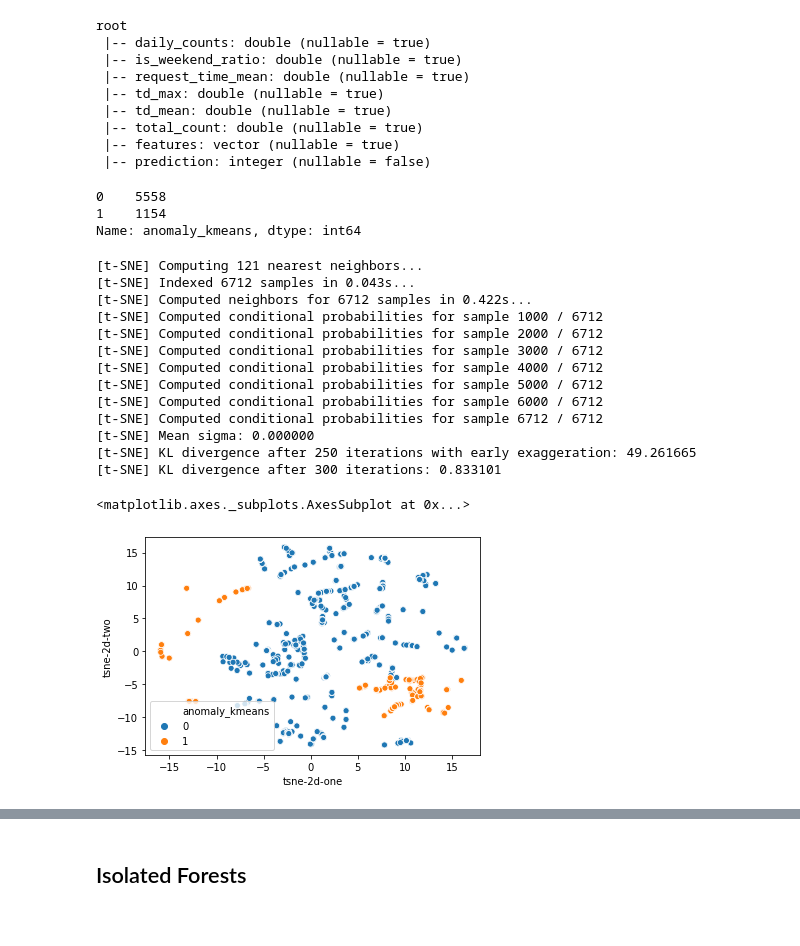
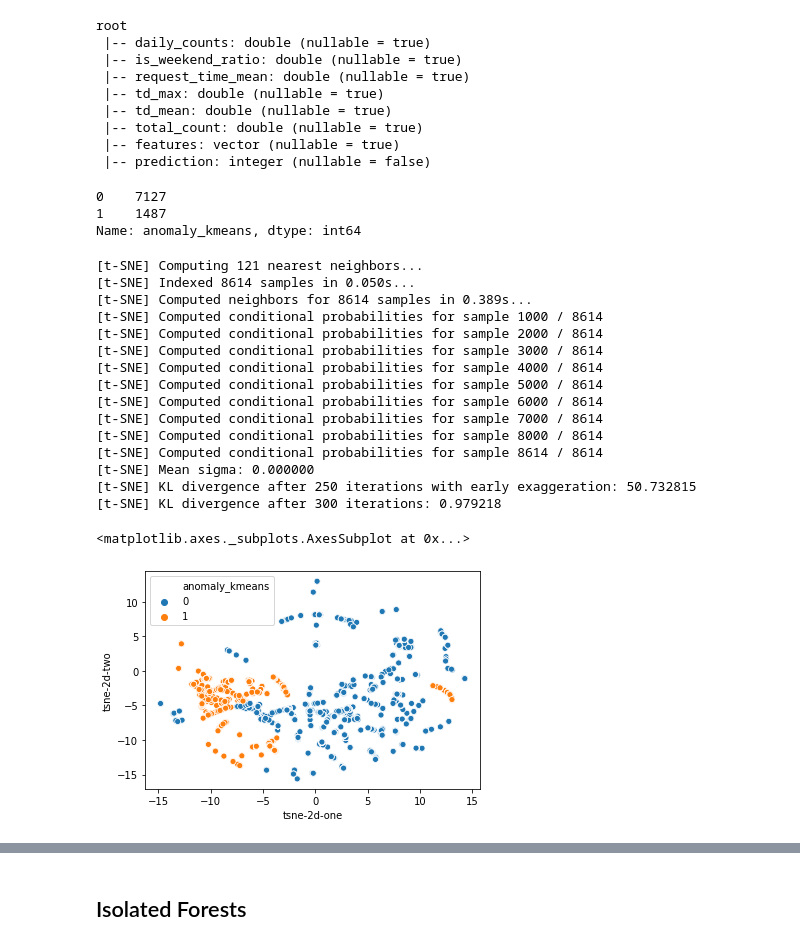
Before and after one commit to mblaster00/Data-Pipeline-For-Anomalies-Detection, a Jupyter notebook: Model_Anomalies_Detection_Based_On_Nginx_AccessLog.ipynb, the cells around one changed output, grey strips where cells are left out. Saved outputs shown, nothing was run; the diff lists cells and outputs as text; code cells hidden in the pictures.

```diff
--- a/Model_Anomalies_Detection_Based_On_Nginx_AccessLog.ipynb
+++ b/Model_Anomalies_Detection_Based_On_Nginx_AccessLog.ipynb
@@ -452,16 +436,14 @@ Index(['remote_addr', 'url', 'total_count', 'request_time_mean',
 # %%
 min_max_scaler = preprocessing.MinMaxScaler()
 # %%
-feature_cols = ['id', 'remote_addr', 'url', 'total_count', 'request_time_mean', 'daily_counts', 'is_weekend_ratio', 'td_mean', 'td_max']
-data_new = final_data[feature_cols[3:]]
+feature_cols = ['remote_addr', 'url', 'total_count', 'request_time_mean', 'daily_counts', 'is_weekend_ratio', 'td_mean', 'td_max']
+data_new = final_data[feature_cols[2:]]
 np_scaled = min_max_scaler.fit_transform(data_new)
-data_new = pd.DataFrame(np_scaled, columns=feature_cols[3:])
+data_new = pd.DataFrame(np_scaled, columns=feature_cols[2:])
 data_new.fillna(0,inplace=True)
 data_new[['remote_addr', 'url']] = final_data[['remote_addr', 'url']]
-data_new['id'] = data_new.index
 data_new.insert(0, 'url', data_new.pop('url'))
 data_new.insert(0, 'remote_addr', data_new.pop('remote_addr'))
-data_new.insert(0, 'id', data_new.pop('id'))
 # %%
 data_new.head()
 # %% [output]
@@ -666,6 +641,7 @@ der_accesslog_es = spark.read.format("es") \
     .option("es.net.http.auth.pass", "0Xc537rcFuen7lpBZqwf" ) \
     .load("der_accesslog")
 # %%
+der_accesslog_es = der_accesslog
 der_accesslog_es.printSchema()
 # %% [output]
 root
@@ -731,9 +697,9 @@ kmeans = KMeans().setK(2).setSeed(1)
 
 pipeline = Pipeline(stages=[assembler, kmeans])
 model = pipeline.fit(der_accesslog_es)
-result = model.transform(der_accesslog_es.select('daily_counts', 'is_weekend_ratio',
+model_kmean = model.transform(der_accesslog_es.select('daily_counts', 'is_weekend_ratio',
                                        'request_time_mean', 'td_max', 'td_mean', 'total_count'))
-result.show(5)
+model_kmean.show(2)
 # %% [output]
 +------------+----------------+-----------------+------+-------+-----------+---------+----------+
 |daily_counts|is_weekend_ratio|request_time_mean|td_max|td_mean|total_count| features|prediction|
@@ -763,8 +726,8 @@ data_new['anomaly_kmeans'] = pd.Series(model_kmean.toPandas()['prediction'])
 # %%
 data_new['anomaly_kmeans'].value_counts()
 # %% [output]
-0    5558
-1    1154
+0    7127
+1    1487
 Name: anomaly_kmeans, dtype: int64
 # %%
 RANDOM_STATE = 123
@@ -773,31 +736,33 @@ tsne = TSNE(n_components=2, verbose=1, perplexity=40, n_iter=300, random_state=R
 tsne_results = tsne.fit_transform(der_accesslog_es.toPandas()[num_features])
 # %% [output]
 [t-SNE] Computing 121 nearest neighbors...
-[t-SNE] Indexed 6712 samples in 0.043s...
-[t-SNE] Computed neighbors for 6712 samples in 0.422s...
-[t-SNE] Computed conditional probabilities for sample 1000 / 6712
-[t-SNE] Computed conditional probabilities for sample 2000 / 6712
-[t-SNE] Computed conditional probabilities for sample 3000 / 6712
-[t-SNE] Computed conditional probabilities for sample 4000 / 6712
-[t-SNE] Computed conditional probabilities for sample 5000 / 6712
-[t-SNE] Computed conditional probabilities for sample 6000 / 6712
-[t-SNE] Computed conditional probabilities for sample 6712 / 6712
+[t-SNE] Indexed 8614 samples in 0.050s...
+[t-SNE] Computed neighbors for 8614 samples in 0.389s...
+[t-SNE] Computed conditional probabilities for sample 1000 / 8614
+[t-SNE] Computed conditional probabilities for sample 2000 / 8614
+[t-SNE] Computed conditional probabilities for sample 3000 / 8614
+[t-SNE] Computed conditional probabilities for sample 4000 / 8614
+[t-SNE] Computed conditional probabilities for sample 5000 / 8614
+[t-SNE] Computed conditional probabilities for sample 6000 / 8614
+[t-SNE] Computed conditional probabilities for sample 7000 / 8614
+[t-SNE] Computed conditional probabilities for sample 8000 / 8614
+[t-SNE] Computed conditional probabilities for sample 8614 / 8614
 [t-SNE] Mean sigma: 0.000000
-[t-SNE] KL divergence after 250 iterations with early exaggeration: 49.261665
-[t-SNE] KL divergence after 300 iterations: 0.833101
+[t-SNE] KL divergence after 250 iterations with early exaggeration: 50.732815
+[t-SNE] KL divergence after 300 iterations: 0.979218
 # %%
 data_new['tsne-2d-one'] = tsne_results[:,0]
 data_new['tsne-2d-two'] = tsne_results[:,1]
 # %%
 sns.scatterplot(
     x="tsne-2d-one", y="tsne-2d-two",
     hue="anomaly_kmeans",
 #     palette=sns.color_palette("hls", 10),
-    data=final_data,
+    data=data_new,
     legend="full",
     alpha=1
 )
 # %% [output]
 <matplotlib.axes._subplots.AxesSubplot at 0x...>
-[figure, old version]
+[figure, new version]
 # %%
```
Also changed, not shown: parts of 76 cells of this notebook, 47 other files.
